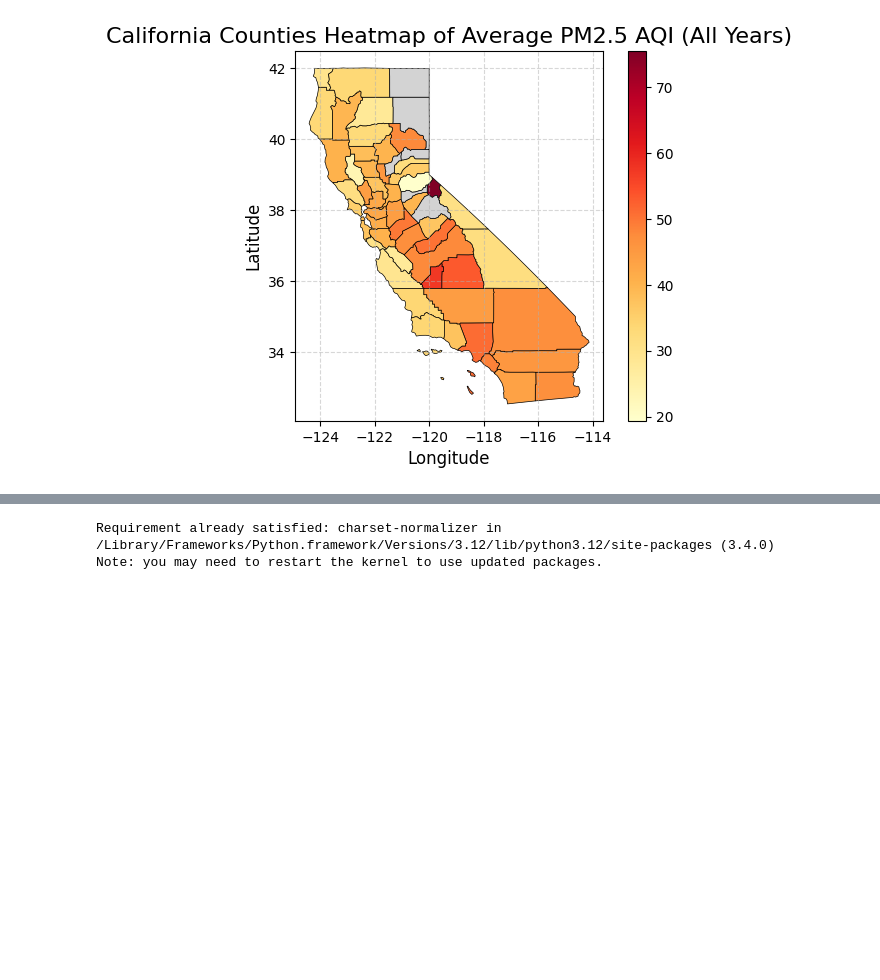
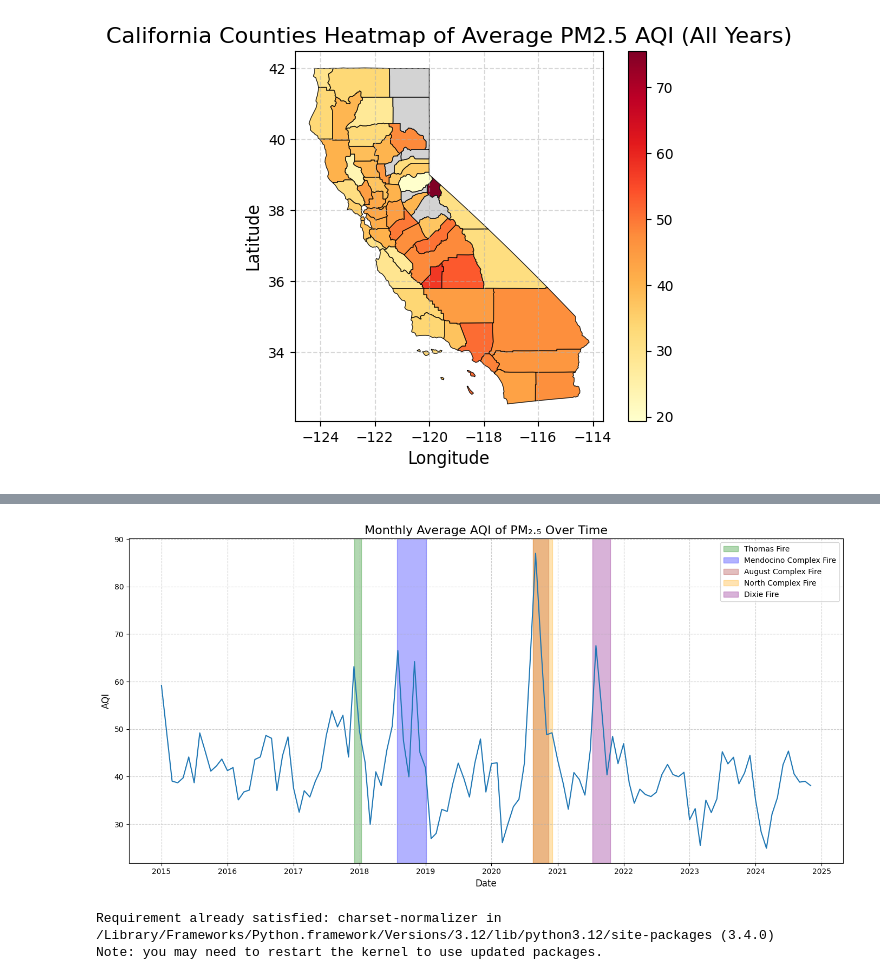
Before and after one commit to ashkren/eda_final_project, a Jupyter notebook: eda_final_project.ipynb, the cells around one changed output, grey strips where cells are left out. Drawn from its saved outputs; the diff is of its cells as text; code cells hidden in the pictures; blank space fills up the shorter version.

Commit message:
Modified line plot

```diff
--- a/eda_final_project.ipynb
+++ b/eda_final_project.ipynb
@@ -291,3 +291,42 @@ plt.show()
+# %%
+import matplotlib.pyplot as plt
+import pandas as pd
+
+# Example DataFrame (replace this with your actual data)
+# pm25_data = pd.read_csv('your_data.csv')  # Load your data here
+
+# Prepare the PM2.5 data (using Daily Mean PM2.5 Concentration)
+pm25_data['Date'] = pd.to_datetime(pm25_data['Date'])
+pm25_data['YearMonth'] = pm25_data['Date'].dt.to_period('M')
+pm25_monthly_avg = pm25_data.groupby('YearMonth')['Daily AQI Value'].mean().reset_index()
+pm25_monthly_avg['YearMonth'] = pm25_monthly_avg['YearMonth'].dt.to_timestamp()
+pm25_monthly_avg.columns = ['YearMonth', 'PM2.5']  # Rename for consistency
+
+# Plot the data
+plt.figure(figsize=(14, 7))
+plt.plot(pm25_monthly_avg["YearMonth"], pm25_monthly_avg['PM2.5'])
+
+# Add shaded blocks
+plt.axvspan('2017-12-04', '2018-01-12', color='green', alpha=0.3, label='Thomas Fire')
+plt.axvspan('2018-07-27', '2019-01-04', color='blue', alpha=0.3, label='Mendocino Complex Fire')
+plt.axvspan('2020-08-16', '2020-11-12', color='brown', alpha=0.3, label='August Complex Fire')
+plt.axvspan('2020-08-17', '2020-12-03', color='orange', alpha=0.3, label='North Complex Fire')
+plt.axvspan('2021-07-13', '2021-10-21', color='purple', alpha=0.3, label='Dixie Fire')
+
+# Customize the plot
+plt.title('Monthly Average AQI of PM₂.₅ Over Time', fontsize=16)
+plt.xlabel('Date', fontsize=12)
+plt.ylabel('AQI', fontsize=12)
+plt.grid(True, linestyle='--', alpha=0.6)
+plt.tight_layout()
+
+# Show the legend
+plt.legend()
+
+# Show the plot
+plt.show()
+# %% [output]
+[figure, added]
 # %%
 pip install charset-normalizer
 # %% [output]
```
Also changed, not shown: parts of 14 cells of this notebook.
